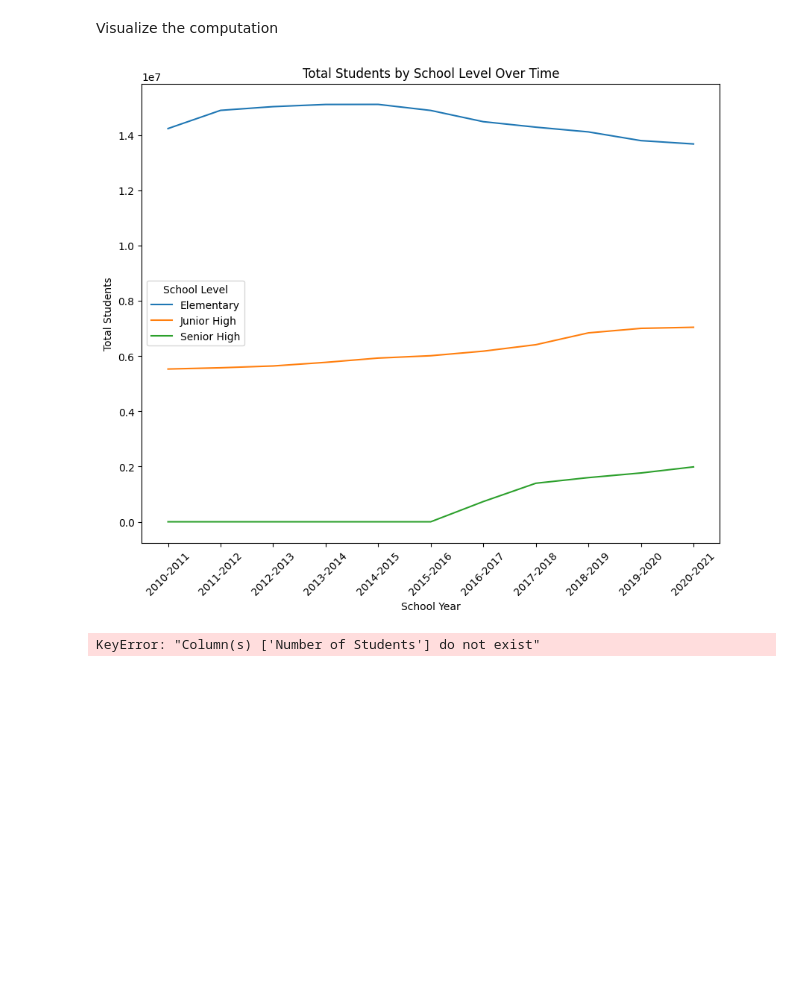
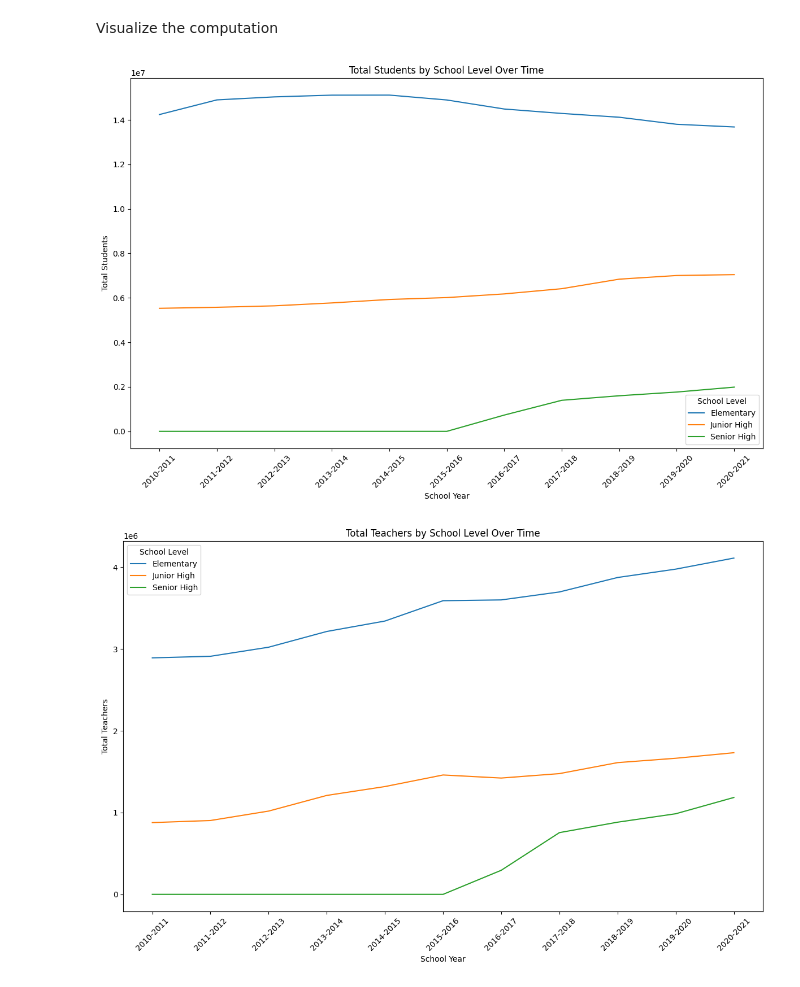
Before and after one commit to wandamoosejaw/growth-trend-analysis-publicschools-PH, a Jupyter notebook: Growth_Trend_Analysis_Philippine_Public_School_Teachers_and_Students.ipynb, the cells around one changed output. Saved outputs shown, nothing was run; the diff lists cells and outputs as text; code cells hidden in the pictures; blank space fills up the shorter version.

```diff
--- a/Growth_Trend_Analysis_Philippine_Public_School_Teachers_and_Students.ipynb
+++ b/Growth_Trend_Analysis_Philippine_Public_School_Teachers_and_Students.ipynb
@@ -405,42 +405,37 @@ For example, when doing 'df[col].method(value, inplace=True)', try using 'df.met
   final_df['Teachers_per_Student_Ratio'].fillna(0, inplace=True)
 # %% [markdown]
 Visualize the computation
-# %%
-# Now, create the line plot
-plt.figure(figsize=(10,8))
-sns.lineplot(data=summary_df, x='School Year', y='Total_Students', hue='School Level')
-plt.title('Total Students by School Level Over Time')
-plt.ylabel('Total Students')
-plt.xticks(rotation=45)
-plt.show()
-# %% [output]
-[figure, removed]
 # %%
-# Aggregate your data to get the summary
+import pandas as pd
+import matplotlib.pyplot as plt
+import seaborn as sns
+
+
+# 1. Aggregate the data correctly
 summary_df = final_df.groupby(['School Year', 'School Level']).agg(
-    Total_Students=('Number of Students', 'sum'),
+    Total_Students=('Students', 'sum'),
     Total_Teachers=('Number of Teachers', 'sum')
 ).reset_index()
 
-# Calculate the overall ratio
-summary_df['Overall_Ratio'] = summary_df['Total_Teachers'] / summary_df['Total_Students']
-
-# Now, create two separate plots
-
-# Plot 1: Total Student Population Growth
-plt.figure(figsize=(10, 6))
+# 2. Plot the Total Student Population Growth
+plt.figure(figsize=(12, 8))
 sns.lineplot(data=summary_df, x='School Year', y='Total_Students', hue='School Level')
 plt.title('Total Students by School Level Over Time')
 plt.ylabel('Total Students')
 plt.xticks(rotation=45)
+plt.legend(title='School Level')
+plt.tight_layout()
 plt.show()
 
-# Plot 2: Ratio Trend
-plt.figure(figsize=(10, 6))
-sns.lineplot(data=summary_df, x='School Year', y='Overall_Ratio', hue='School Level')
-plt.title('Teacher-Student Ratio by School Level Over Time')
-plt.ylabel('Teachers per Student')
+# 3. Plot the Total Teacher Population Growth
+plt.figure(figsize=(12, 8))
+sns.lineplot(data=summary_df, x='School Year', y='Total_Teachers', hue='School Level')
+plt.title('Total Teachers by School Level Over Time')
+plt.ylabel('Total Teachers')
 plt.xticks(rotation=45)
+plt.legend(title='School Level')
+plt.tight_layout()
 plt.show()
 # %% [output]
-KeyError: "Column(s) ['Number of Students'] do not exist"
+[figure, added]
+[figure, added]
```
